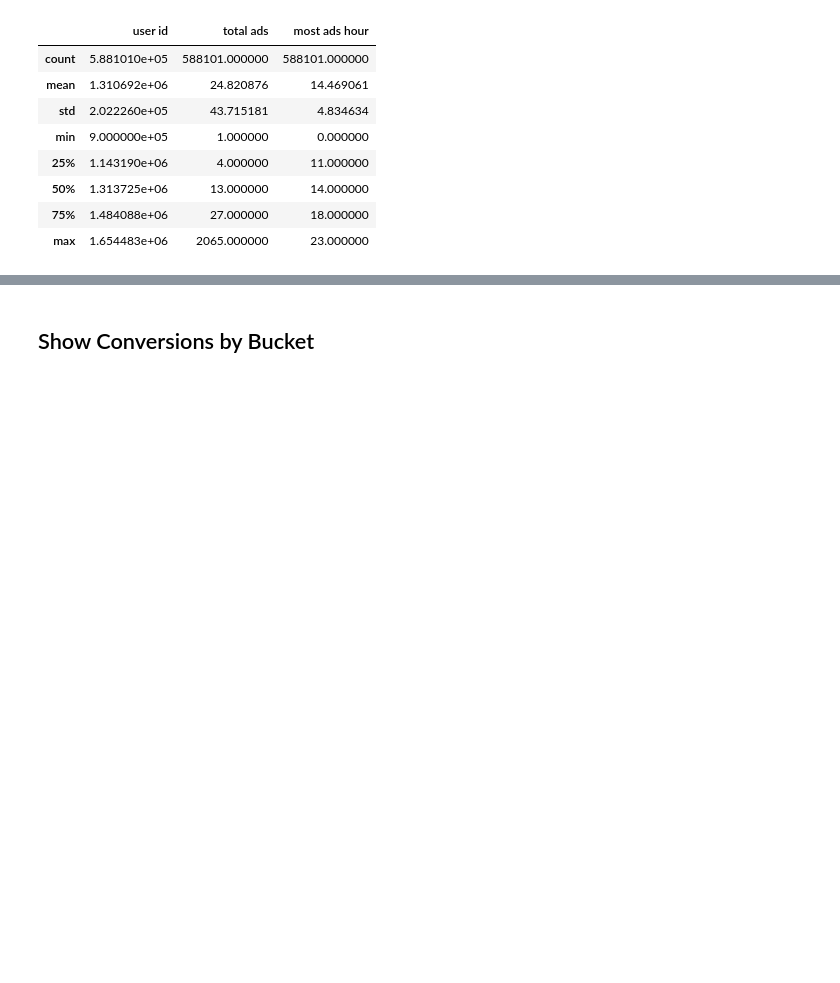
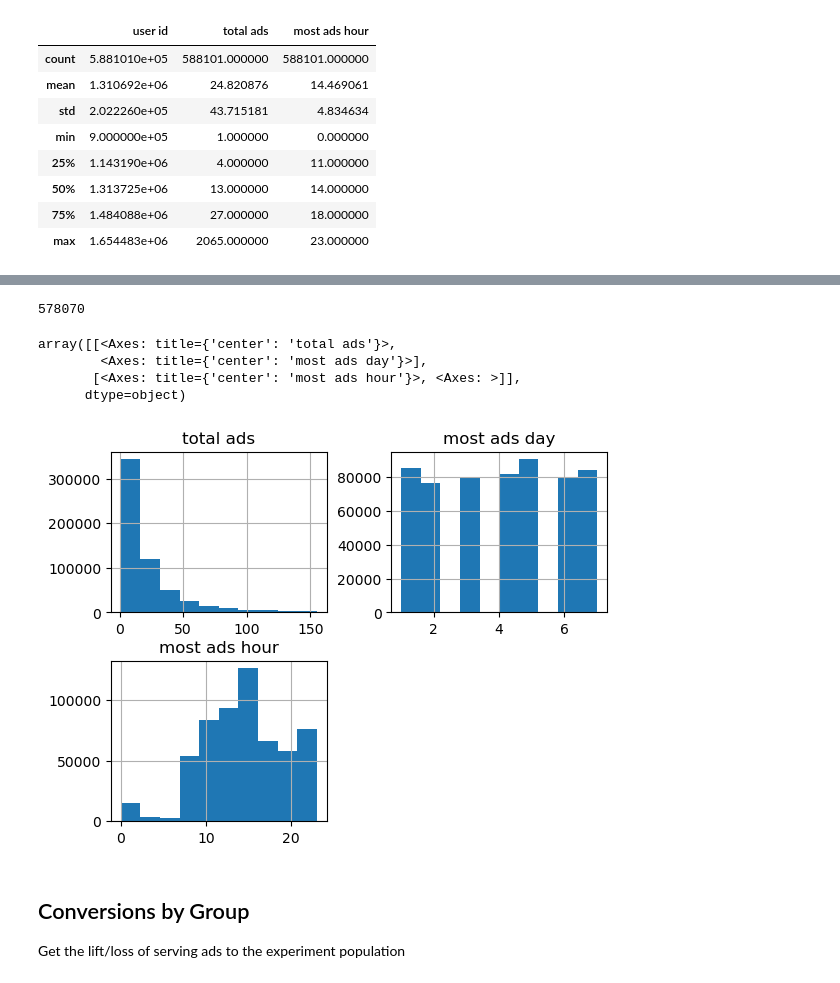
Before and after one commit to 4a6166/A-B-Testing-Analysis, a Jupyter notebook: kaggle-mkt/mkt_analysis.ipynb, the cells around one changed output, grey strips where cells are left out. Saved outputs shown, nothing was run; the diff lists cells and outputs as text; code cells hidden in the pictures; blank space fills up the shorter version.

```diff
--- a/kaggle-mkt/mkt_analysis.ipynb
+++ b/kaggle-mkt/mkt_analysis.ipynb
@@ -67,0 +111,4 @@ array([[<Axes: title={'center': 'total ads'}>,
+# %%
+z_tot = np.abs(zscore(df['total ads']))
+df = df[z_tot < 3]
+df.describe()
@@ -68,5 +125,20 @@ array([[<Axes: title={'center': 'total ads'}>,
+# %%
+df = pd.DataFrame(df.loc[df['total ads'] < 200,:])
+len(df)
+# %% [output]
+578070
+# %%
+# histogram of ad columns
+df[["total ads", "most ads day", "most ads hour"]].hist()
+# %% [output]
+array([[<Axes: title={'center': 'total ads'}>,
+        <Axes: title={'center': 'most ads day'}>],
+       [<Axes: title={'center': 'most ads hour'}>, <Axes: >]],
+      dtype=object)
+[figure, added]
 # %% [markdown]
-## Show Conversions by Bucket
+## Conversions by Group
+Get the lift/loss of serving ads to the experiment population
 # %%
 # show number of conversions by test group
 df_bar = df.groupby(["test group", "converted"]).size()
```
Also changed, not shown: parts of 42 cells of this notebook.
